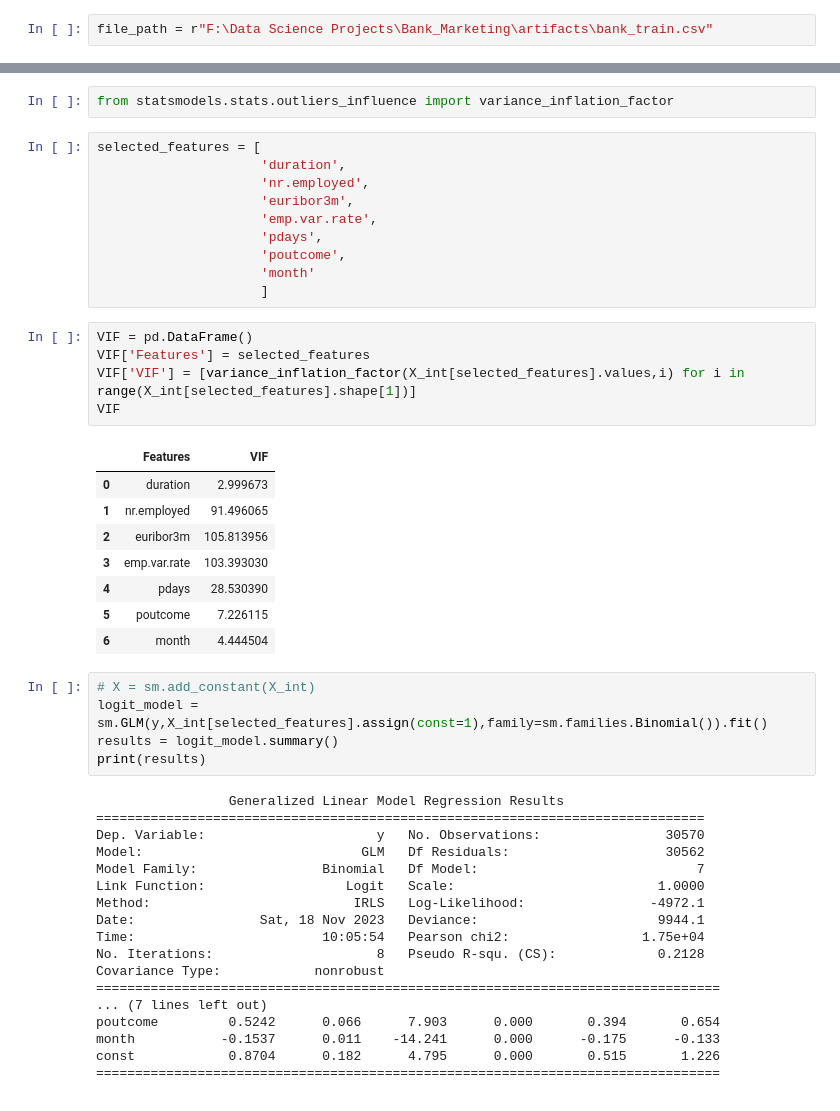
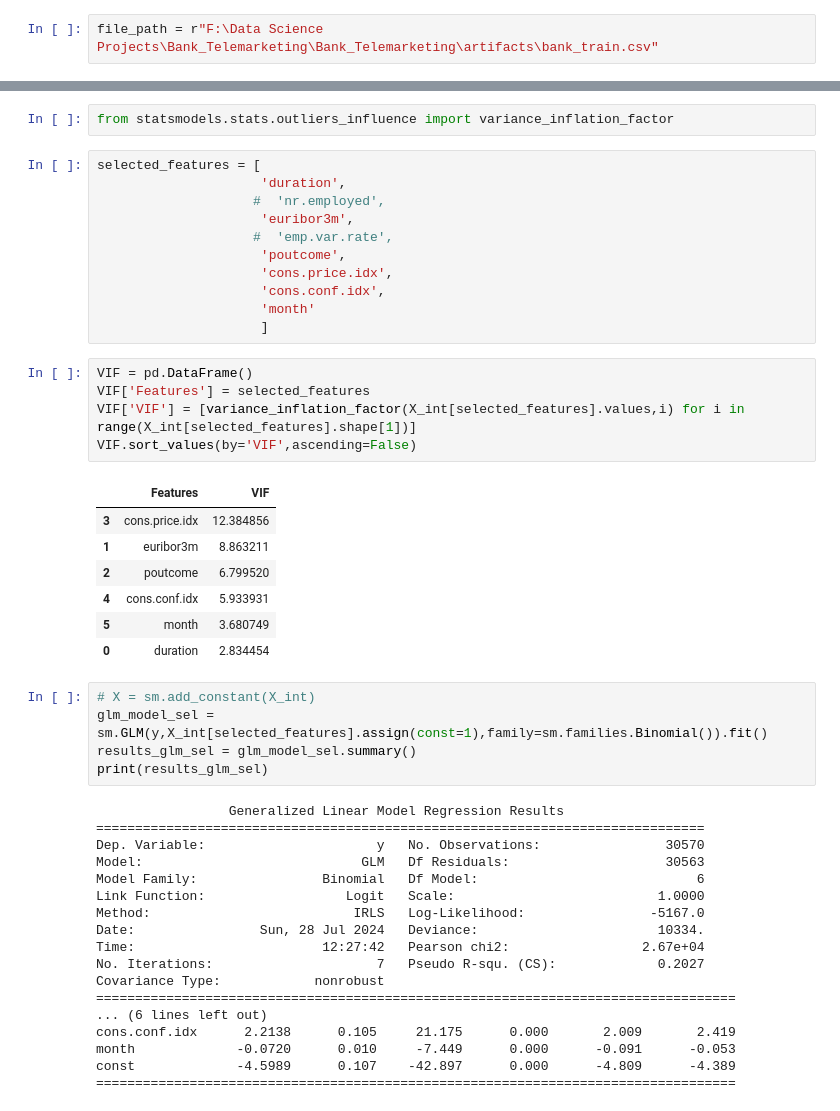
Before and after one commit to Aniruddha6496/Bank_Telemarketing, a Jupyter notebook: notebooks/Feature_Engineering.ipynb, the cells around one changed output, grey strips where cells are left out. Cells and saved outputs as stored; diff of their text form.

```diff
--- a/notebooks/Feature_Engineering.ipynb
+++ b/notebooks/Feature_Engineering.ipynb
@@ -14,7 +16,7 @@ warnings.filterwarnings('ignore')
 # %% [markdown]
 ### Data Ingestion
 # %%
-file_path = r"F:\Data Science Projects\Bank_Marketing\artifacts\bank_train.csv"
+file_path = r"F:\Data Science Projects\Bank_Telemarketing\Bank_Telemarketing\artifacts\bank_train.csv"
 # %%
 df = pd.read_csv(file_path)
 df.head()
@@ -476,49 +502,49 @@ from statsmodels.stats.outliers_influence import variance_inflation_factor
 # %%
 selected_features = [
                      'duration',
-                     'nr.employed',
+                    #  'nr.employed',
                      'euribor3m',
-                     'emp.var.rate',
-                     'pdays',
+                    #  'emp.var.rate',
                      'poutcome',
+                     'cons.price.idx',
+                     'cons.conf.idx',
                      'month'
                      ]
 # %%
 VIF = pd.DataFrame()
 VIF['Features'] = selected_features
 VIF['VIF'] = [variance_inflation_factor(X_int[selected_features].values,i) for i in range(X_int[selected_features].shape[1])]
-VIF
+VIF.sort_values(by='VIF',ascending=False)
 # %% [output]
 |  | Features | VIF |
-| 0 | duration | 2.999673 |
-| 1 | nr.employed | 91.496065 |
-| 2 | euribor3m | 105.813956 |
-| 3 | emp.var.rate | 103.393030 |
-| 4 | pdays | 28.530390 |
-| 5 | poutcome | 7.226115 |
-| 6 | month | 4.444504 |
+| 3 | cons.price.idx | 12.384856 |
+| 1 | euribor3m | 8.863211 |
+| 2 | poutcome | 6.799520 |
+| 4 | cons.conf.idx | 5.933931 |
+| 5 | month | 3.680749 |
+| 0 | duration | 2.834454 |
 # %%
 # X = sm.add_constant(X_int)
-logit_model = sm.GLM(y,X_int[selected_features].assign(const=1),family=sm.families.Binomial()).fit()
-results = logit_model.summary()
-print(results)
+glm_model_sel = sm.GLM(y,X_int[selected_features].assign(const=1),family=sm.families.Binomial()).fit()
+results_glm_sel = glm_model_sel.summary()
+print(results_glm_sel)
 # %% [output]
                  Generalized Linear Model Regression Results
 ==============================================================================
 Dep. Variable:                      y   No. Observations:                30570
-Model:                            GLM   Df Residuals:                    30562
-Model Family:                Binomial   Df Model:                            7
+Model:                            GLM   Df Residuals:                    30563
+Model Family:                Binomial   Df Model:                            6
 Link Function:                  Logit   Scale:                          1.0000
-Method:                          IRLS   Log-Likelihood:                -4972.1
-Date:                Sat, 18 Nov 2023   Deviance:                       9944.1
-Time:                        10:05:54   Pearson chi2:                 1.75e+04
-No. Iterations:                     8   Pseudo R-squ. (CS):             0.2128
+Method:                          IRLS   Log-Likelihood:                -5167.0
+Date:                Sun, 28 Jul 2024   Deviance:                       10334.
+Time:                        12:27:42   Pearson chi2:                 2.67e+04
+No. Iterations:                     7   Pseudo R-squ. (CS):             0.2027
 Covariance Type:            nonrobust
-================================================================================
-... (7 lines left out)
-poutcome         0.5242      0.066      7.903      0.000       0.394       0.654
-month           -0.1537      0.011    -14.241      0.000      -0.175      -0.133
-const            0.8704      0.182      4.795      0.000       0.515       1.226
-================================================================================
+==================================================================================
+... (6 lines left out)
+cons.conf.idx      2.2138      0.105     21.175      0.000       2.009       2.419
+month             -0.0720      0.010     -7.449      0.000      -0.091      -0.053
+const             -4.5989      0.107    -42.897      0.000      -4.809      -4.389
+==================================================================================
 # %%
 # X = sm.add_constant(X_int)
```
Also changed, not shown: parts of 5 cells of this notebook.
